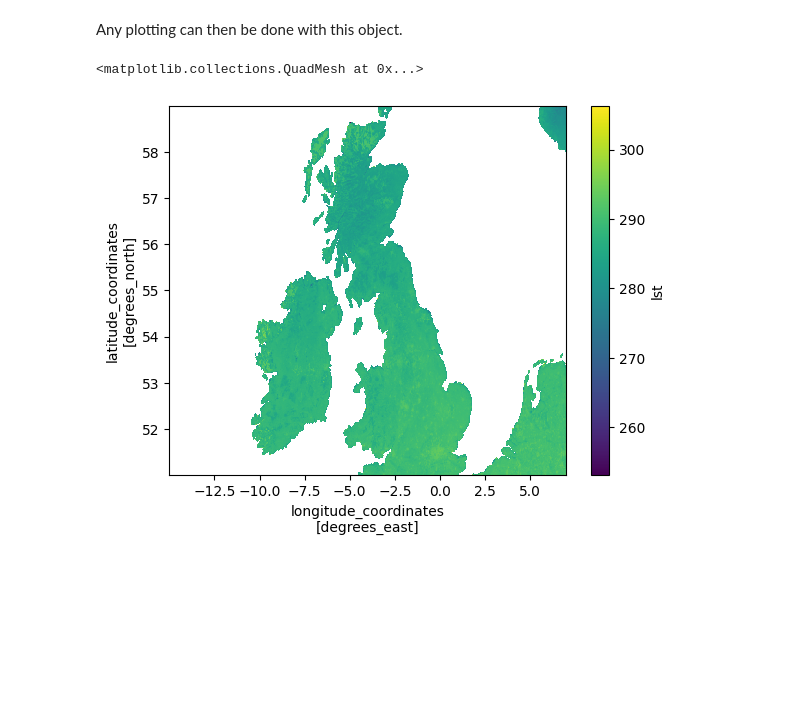
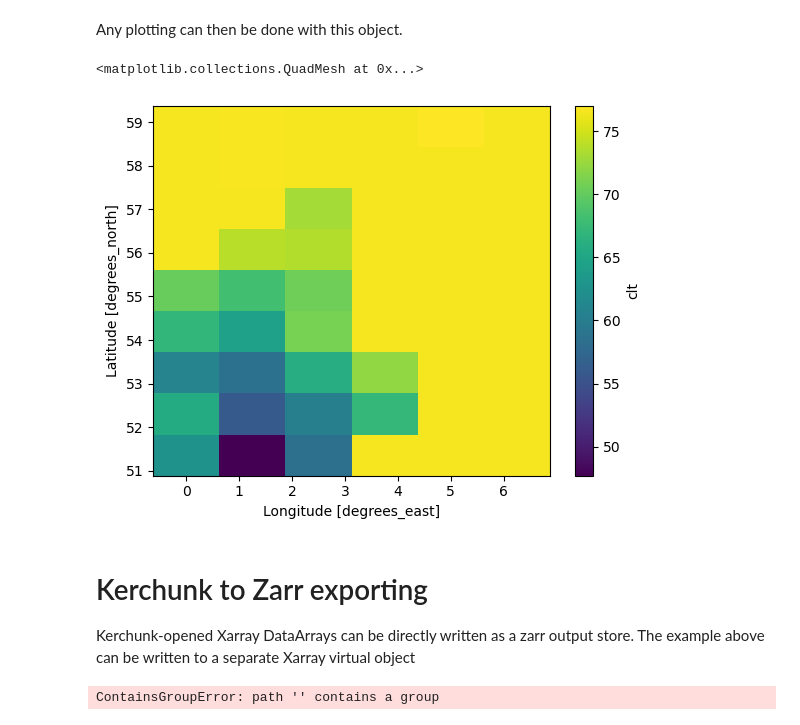
Before and after one commit to cedadev/padocc, a Jupyter notebook: showcase/notebooks/Kerchunk JSON.ipynb, the cells around one changed output. Saved outputs shown, nothing was run; the diff lists cells and outputs as text; code cells hidden in the pictures; blank space fills up the shorter version.

Commit message:
Added Kerchunk-Zarr exporting

```diff
--- a/showcase/notebooks/Kerchunk JSON.ipynb
+++ b/showcase/notebooks/Kerchunk JSON.ipynb
@@ -14,0 +10,3 @@ ds = xr.open_zarr(mapper, consolidated=False, decode_times=True)
+# %%
+# An example Kerchunk file hosted at CEDA
+kfile = 'https://dap.ceda.ac.uk/badc/cmip6/metadata/kerchunk/pipeline1/CMIP/AS-RCEC/TaiESM1/kr1.0/CMIP6_CMIP_AS-RCEC_TaiESM1_historical_r1i1p1f1_3hr_clt_gn_v20201013_kr1.0.json'
@@ -52,7 +73,11 @@ ds.clt.sel(time='1850-01-16').plot()
 # %% [markdown]
 Any plotting can then be done with this object.
 # %%
-ds['lst'].sel(lat=slice(51,59), lon=slice(-15,7)).mean(dim='time').plot()
+ds['clt'].sel(lat=slice(51,59), lon=slice(-15,7)).isel(time=slice(0,5)).mean(dim='time').plot()
 # %% [output]
 <matplotlib.collections.QuadMesh at 0x...>
-[figure, old version]
+[figure, new version]
+# %% [markdown]
+# Kerchunk to Zarr exporting
+Kerchunk-opened Xarray DataArrays can be directly written as a zarr output store.
+The example above can be written to a separate Xarray virtual object
@@ -58,0 +86,4 @@ ds['lst'].sel(lat=slice(51,59), lon=slice(-15,7)).mean(dim='time').plot()
+# %%
+zarr1.to_zarr('example_clt.zarr')
+# %% [output]
+ContainsGroupError: path '' contains a group
```
Also changed, not shown: parts of 14 cells of this notebook.
